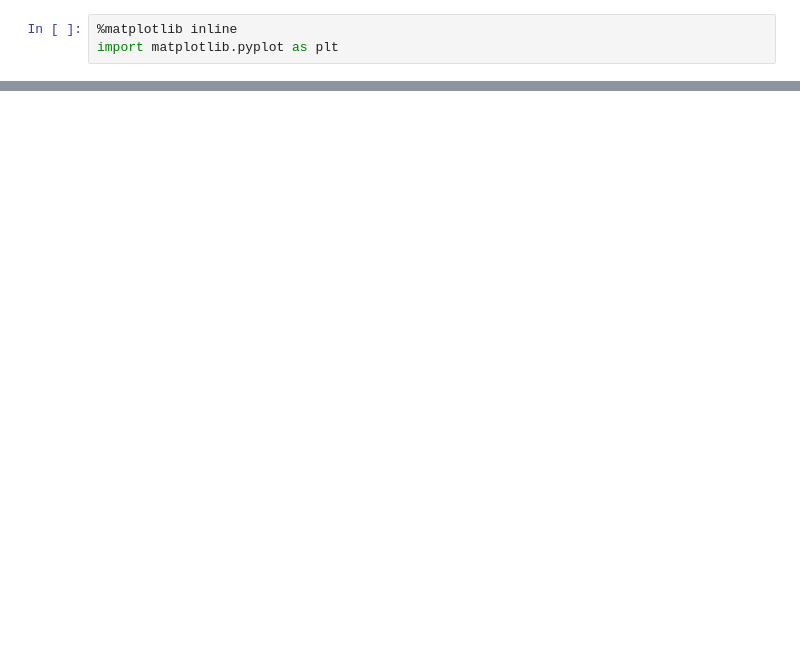
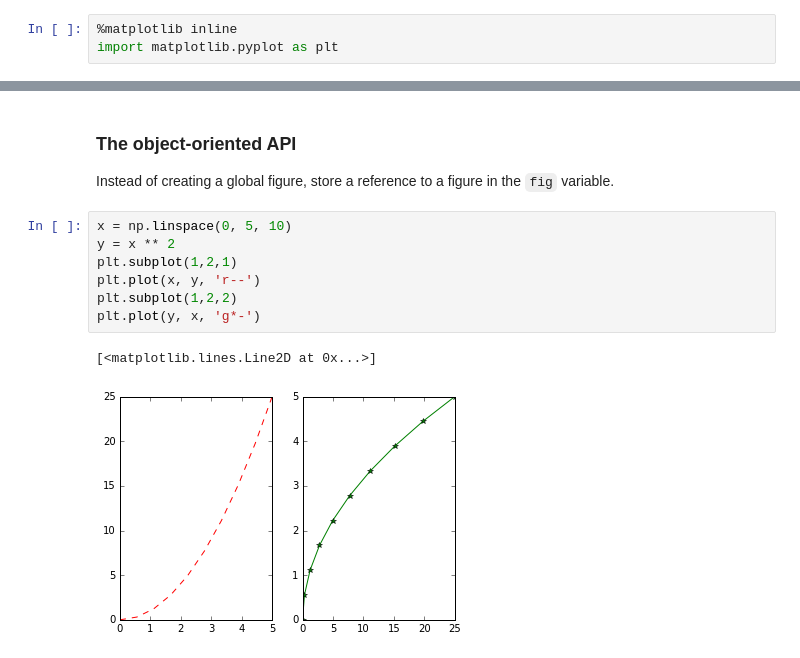
Before and after one commit to chrismullins/Presentations, a Jupyter notebook: Numpy_Matplotlib_Intro/numpy_mpl_tutorial.ipynb, the cells around one changed output, grey strips where cells are left out. Drawn from its saved outputs; the diff is of its cells as text; blank space fills up the shorter version.

```diff
--- a/Numpy_Matplotlib_Intro/numpy_mpl_tutorial.ipynb
+++ b/Numpy_Matplotlib_Intro/numpy_mpl_tutorial.ipynb
@@ -261,0 +201,14 @@ plt.pcolormesh(xx, yy, zz, shading='gouraud')
+# %% [markdown]
+### The object-oriented API
+
+Instead of creating a global figure, store a reference to a figure in the `fig` variable.
+# %%
+x = np.linspace(0, 5, 10)
+y = x ** 2
+plt.subplot(1,2,1)
+plt.plot(x, y, 'r--')
+plt.subplot(1,2,2)
+plt.plot(y, x, 'g*-')
+# %% [output]
+[<matplotlib.lines.Line2D at 0x...>]
+[figure, added]
```
Also changed, not shown: parts of 88 cells of this notebook, 8 other files.
